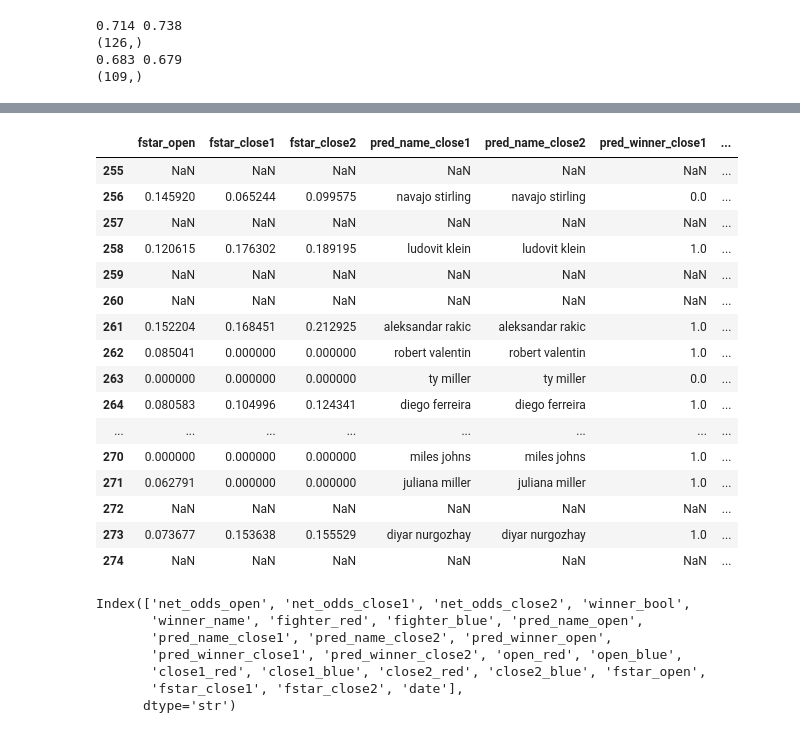
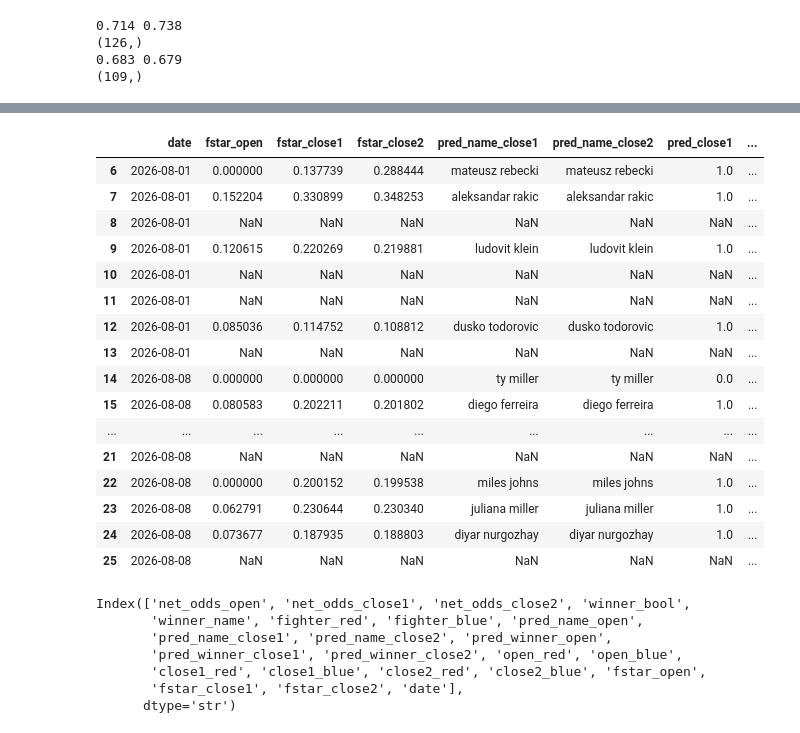
Before and after one commit to jcmarkowicz/sports_betting, a Jupyter notebook: UpcomingPicks/test_nbs/returns_history.ipynb, the cells around one changed output, grey strips where cells are left out. Cells and saved outputs as stored; diff of their text form; code cells hidden in the pictures.

```diff
--- a/UpcomingPicks/test_nbs/returns_history.ipynb
+++ b/UpcomingPicks/test_nbs/returns_history.ipynb
@@ -239,29 +243,29 @@ ml_results[test_columns].tail(20)
 | 274 | 0.000000 | 0.000000 | 0.000000 | 2026-08-08 | louie sutherland | jose montanha | -250.0 | ... |
 # %%
 test_columns = [
-    'fstar_open', 'fstar_close1', 'fstar_close2',
-    'pred_name_close1', 'pred_name_close2', 'pred_winner_close1',
-    'pred_winner_close2', 'net_odds_close1', 'winner_bool'
+    'date', 'fstar_open', 'fstar_close1', 'fstar_close2',
+    'pred_name_close1', 'pred_name_close2', 'pred_close1',
+    'pred_close2', 'net_odds_close1', 'winner_bool'
 ]
 df_ml_history[test_columns].tail(20)
 # %% [output]
-|  | fstar_open | fstar_close1 | fstar_close2 | pred_name_close1 | pred_name_close2 | pred_winner_close1 | ... |
-| 255 | NaN | NaN | NaN | NaN | NaN | NaN | ... |
-| 256 | 0.145920 | 0.065244 | 0.099575 | navajo stirling | navajo stirling | 0.0 | ... |
-| 257 | NaN | NaN | NaN | NaN | NaN | NaN | ... |
-| 258 | 0.120615 | 0.176302 | 0.189195 | ludovit klein | ludovit klein | 1.0 | ... |
-| 259 | NaN | NaN | NaN | NaN | NaN | NaN | ... |
-| 260 | NaN | NaN | NaN | NaN | NaN | NaN | ... |
-| 261 | 0.152204 | 0.168451 | 0.212925 | aleksandar rakic | aleksandar rakic | 1.0 | ... |
-| 262 | 0.085041 | 0.000000 | 0.000000 | robert valentin | robert valentin | 1.0 | ... |
-| 263 | 0.000000 | 0.000000 | 0.000000 | ty miller | ty miller | 0.0 | ... |
-| 264 | 0.080583 | 0.104996 | 0.124341 | diego ferreira | diego ferreira | 1.0 | ... |
-| ... | ... | ... | ... | ... | ... | ... | ... |
-| 270 | 0.000000 | 0.000000 | 0.000000 | miles johns | miles johns | 1.0 | ... |
-| 271 | 0.062791 | 0.000000 | 0.000000 | juliana miller | juliana miller | 1.0 | ... |
-| 272 | NaN | NaN | NaN | NaN | NaN | NaN | ... |
-| 273 | 0.073677 | 0.153638 | 0.155529 | diyar nurgozhay | diyar nurgozhay | 1.0 | ... |
-| 274 | NaN | NaN | NaN | NaN | NaN | NaN | ... |
+|  | date | fstar_open | fstar_close1 | fstar_close2 | pred_name_close1 | pred_name_close2 | pred_close1 | ... |
+| 6 | 2026-08-01 | 0.000000 | 0.137739 | 0.288444 | mateusz rebecki | mateusz rebecki | 1.0 | ... |
+| 7 | 2026-08-01 | 0.152204 | 0.330899 | 0.348253 | aleksandar rakic | aleksandar rakic | 1.0 | ... |
+| 8 | 2026-08-01 | NaN | NaN | NaN | NaN | NaN | NaN | ... |
+| 9 | 2026-08-01 | 0.120615 | 0.220269 | 0.219881 | ludovit klein | ludovit klein | 1.0 | ... |
+| 10 | 2026-08-01 | NaN | NaN | NaN | NaN | NaN | NaN | ... |
+| 11 | 2026-08-01 | NaN | NaN | NaN | NaN | NaN | NaN | ... |
+| 12 | 2026-08-01 | 0.085036 | 0.114752 | 0.108812 | dusko todorovic | dusko todorovic | 1.0 | ... |
+| 13 | 2026-08-01 | NaN | NaN | NaN | NaN | NaN | NaN | ... |
+| 14 | 2026-08-08 | 0.000000 | 0.000000 | 0.000000 | ty miller | ty miller | 0.0 | ... |
+| 15 | 2026-08-08 | 0.080583 | 0.202211 | 0.201802 | diego ferreira | diego ferreira | 1.0 | ... |
+| ... | ... | ... | ... | ... | ... | ... | ... | ... |
+| 21 | 2026-08-08 | NaN | NaN | NaN | NaN | NaN | NaN | ... |
+| 22 | 2026-08-08 | 0.000000 | 0.200152 | 0.199538 | miles johns | miles johns | 1.0 | ... |
+| 23 | 2026-08-08 | 0.062791 | 0.230644 | 0.230340 | juliana miller | juliana miller | 1.0 | ... |
+| 24 | 2026-08-08 | 0.073677 | 0.187935 | 0.188803 | diyar nurgozhay | diyar nurgozhay | 1.0 | ... |
+| 25 | 2026-08-08 | NaN | NaN | NaN | NaN | NaN | NaN | ... |
 # %%
 df_ml_history.columns
 # %% [output]
```
Also changed, not shown: parts of 1 cell of this notebook, 4 other files.
